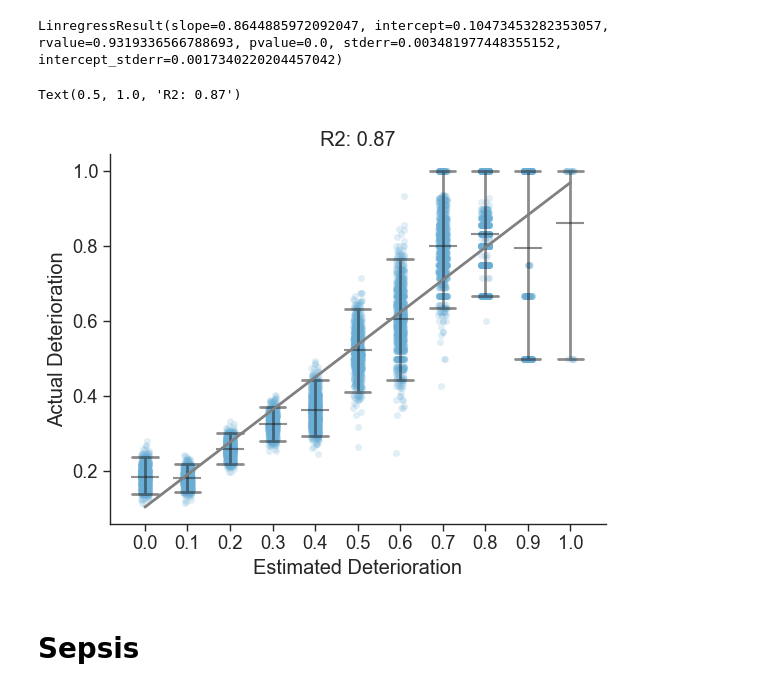
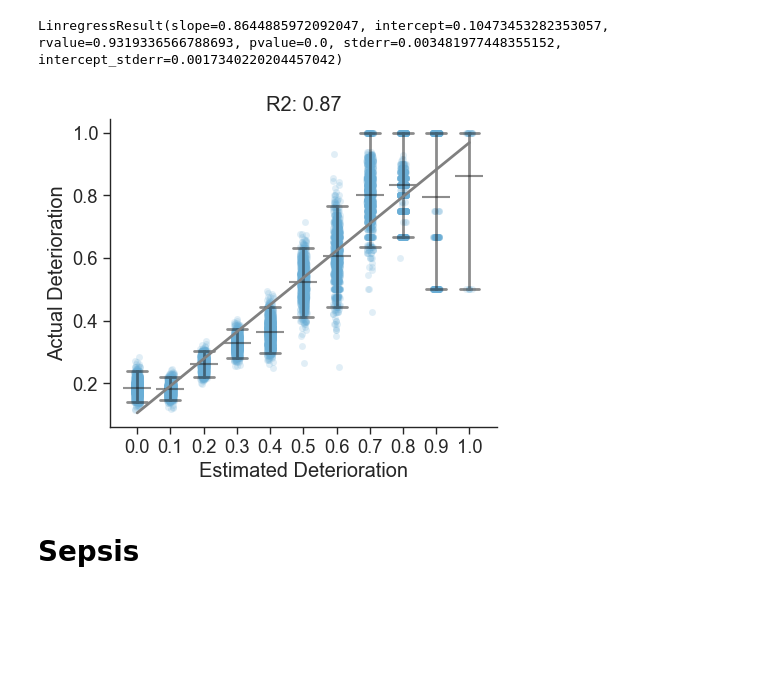
Before and after one commit to InfectionMedicineProteomics/DigitalFamilyAnalysis, a Jupyter notebook: 3_clinical_digital_family/2_clinical_data_df_predictions.ipynb, the cells around one changed output. Drawn from its saved outputs; the diff is of its cells as text; code cells hidden in the pictures; blank space fills up the shorter version.

```diff
--- a/3_clinical_digital_family/2_clinical_data_df_predictions.ipynb
+++ b/3_clinical_digital_family/2_clinical_data_df_predictions.ipynb
@@ -332,6 +337,8 @@ predictions = predictions.sort_values("x")
 predictions['x'] = predictions['x'].astype("str")
 # %%
 bootstrap_counts['Estimated Deterioration'] = bootstrap_counts['Estimated Deterioration'].astype(str)
+# %%
+bootstrap_counts['Estimated Deterioration'] = bootstrap_counts['Estimated Deterioration'].str[:3]
 # %%
 custom_params = {"axes.spines.right": False, "axes.spines.top": False}
 sns.set_theme(context="paper", style="ticks", rc=custom_params, font="Arial", font_scale=1.5)
@@ -357,35 +364,36 @@ sns.pointplot(
     ax=ax,
     alpha=0.5
 )
 
 sns.stripplot(
     data=bootstrap_counts,
     x="Estimated Deterioration",
     y="Actual Deterioration",
     #hue="Label",
     ax=ax,
     color="#6AAED6",
     linewidth=0,
     legend=False,
     alpha=0.2,
     zorder=1,
 
 )
 
 ax.plot(
     predictions["x"],
     predictions["y"],
     lw=2,
     color="gray",
 )
 
 
 ax.set_title(
     f"R2: {rsquared:.2f}"
 )
+
+fig.set_size_inches(5, 4)
 # %% [output]
-Text(0.5, 1.0, 'R2: 0.87')
-[figure, old version]
+[figure, new version]
 # %%
 fig.savefig("deterioration.pdf", dpi=300, bbox_inches="tight")
 # %%
```
Also changed, not shown: parts of 9 cells of this notebook, 21 other files.
